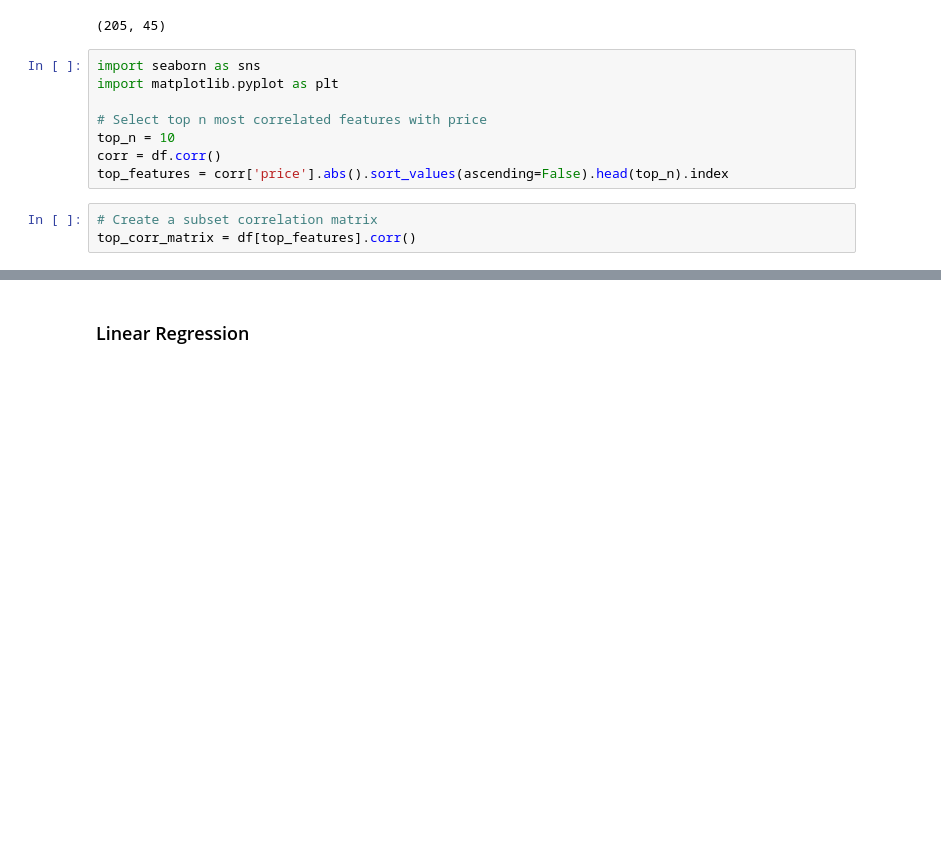
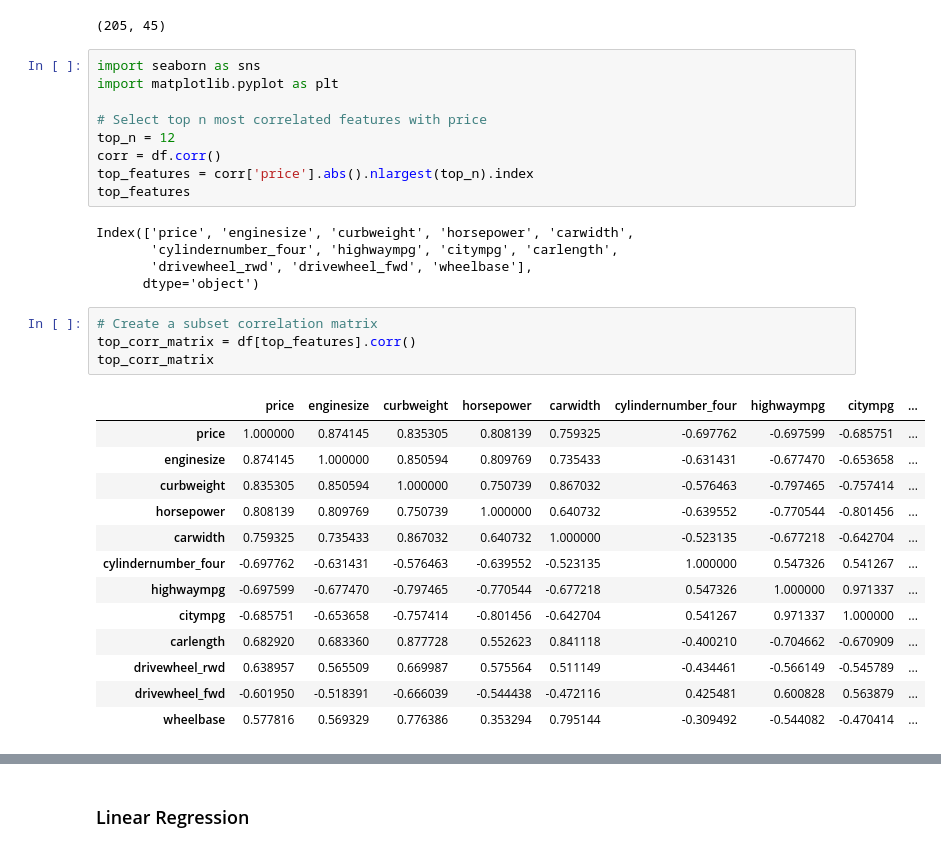
Before and after one commit to srlakkar/DataAnalytics, a Jupyter notebook: LinearRegression/Car Price Prediction/carprediction.ipynb, the cells around one changed output, grey strips where cells are left out. Cells and saved outputs as stored; diff of their text form; blank space fills up the shorter version.

```diff
--- a/LinearRegression/Car Price Prediction/carprediction.ipynb
+++ b/LinearRegression/Car Price Prediction/carprediction.ipynb
@@ -58,11 +58,32 @@ import seaborn as sns
 import matplotlib.pyplot as plt
 
 # Select top n most correlated features with price
-top_n = 10
+top_n = 12
 corr = df.corr()
-top_features = corr['price'].abs().sort_values(ascending=False).head(top_n).index
+top_features = corr['price'].abs().nlargest(top_n).index
+top_features
+# %% [output]
+Index(['price', 'enginesize', 'curbweight', 'horsepower', 'carwidth',
+       'cylindernumber_four', 'highwaympg', 'citympg', 'carlength',
+       'drivewheel_rwd', 'drivewheel_fwd', 'wheelbase'],
+      dtype='object')
 # %%
 # Create a subset correlation matrix
 top_corr_matrix = df[top_features].corr()
+top_corr_matrix
+# %% [output]
+|  | price | enginesize | curbweight | horsepower | carwidth | cylindernumber_four | highwaympg | citympg | ... |
+| price | 1.000000 | 0.874145 | 0.835305 | 0.808139 | 0.759325 | -0.697762 | -0.697599 | -0.685751 | ... |
+| enginesize | 0.874145 | 1.000000 | 0.850594 | 0.809769 | 0.735433 | -0.631431 | -0.677470 | -0.653658 | ... |
+| curbweight | 0.835305 | 0.850594 | 1.000000 | 0.750739 | 0.867032 | -0.576463 | -0.797465 | -0.757414 | ... |
+| horsepower | 0.808139 | 0.809769 | 0.750739 | 1.000000 | 0.640732 | -0.639552 | -0.770544 | -0.801456 | ... |
+| carwidth | 0.759325 | 0.735433 | 0.867032 | 0.640732 | 1.000000 | -0.523135 | -0.677218 | -0.642704 | ... |
+| cylindernumber_four | -0.697762 | -0.631431 | -0.576463 | -0.639552 | -0.523135 | 1.000000 | 0.547326 | 0.541267 | ... |
+| highwaympg | -0.697599 | -0.677470 | -0.797465 | -0.770544 | -0.677218 | 0.547326 | 1.000000 | 0.971337 | ... |
+| citympg | -0.685751 | -0.653658 | -0.757414 | -0.801456 | -0.642704 | 0.541267 | 0.971337 | 1.000000 | ... |
+| carlength | 0.682920 | 0.683360 | 0.877728 | 0.552623 | 0.841118 | -0.400210 | -0.704662 | -0.670909 | ... |
+| drivewheel_rwd | 0.638957 | 0.565509 | 0.669987 | 0.575564 | 0.511149 | -0.434461 | -0.566149 | -0.545789 | ... |
+| drivewheel_fwd | -0.601950 | -0.518391 | -0.666039 | -0.544438 | -0.472116 | 0.425481 | 0.600828 | 0.563879 | ... |
+| wheelbase | 0.577816 | 0.569329 | 0.776386 | 0.353294 | 0.795144 | -0.309492 | -0.544082 | -0.470414 | ... |
 # %%
 # Set figure size and styling
```
Also changed, not shown: parts of 5 cells of this notebook, 2 other files.
